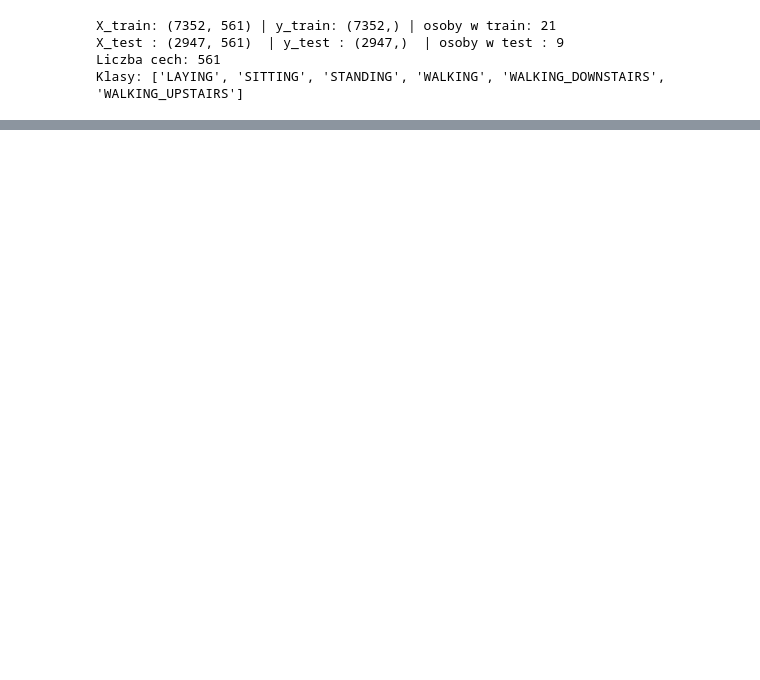
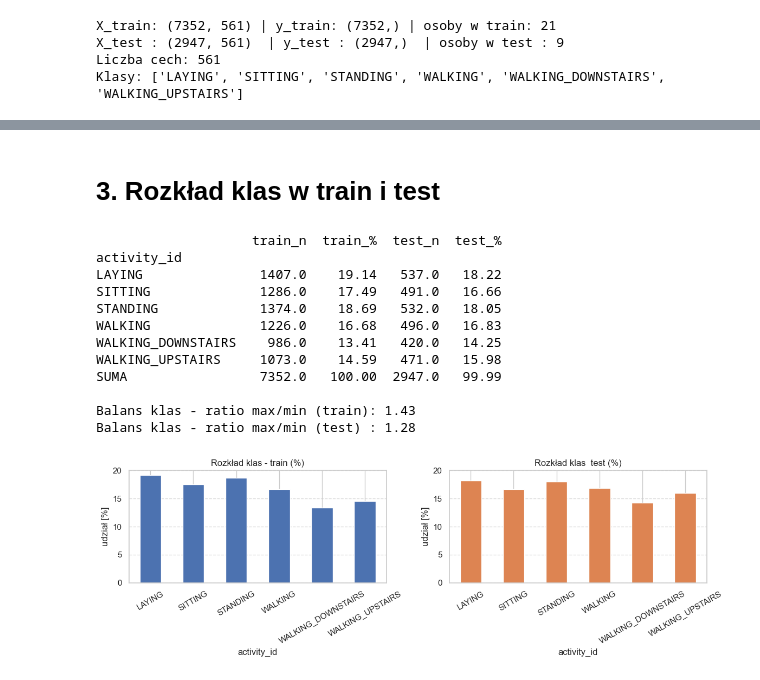
Before and after one commit to moonrnr/har-models-comparison, a Jupyter notebook: notebooks/01_data_exploration.ipynb, the cells around one changed output, grey strips where cells are left out. Saved outputs shown, nothing was run; the diff lists cells and outputs as text; code cells hidden in the pictures; blank space fills up the shorter version.

Commit message:
Add data set analysis (class distribution, variance, correlation)

```diff
--- a/notebooks/01_data_exploration.ipynb
+++ b/notebooks/01_data_exploration.ipynb
@@ -101,0 +145,69 @@ Część wspólna (powinna być pusta): set()
+# %% [markdown]
+# 3. Rozkład klas w train i test
+# %%
+from matplotlib import pyplot as plt
+import math
+
+
+def class_dist(y, name):
+    counts = y.value_counts().sort_index()
+    pct = (counts / counts.sum() * 100).round(2)
+    return pd.DataFrame({f"{name}_n": counts, f"{name}_%": pct})
+
+
+dist_train = class_dist(y_train, "train")
+dist_test = class_dist(y_test, "test")
+dist = dist_train.join(dist_test)
+dist.loc["SUMA"] = [
+    dist_train["train_n"].sum(),
+    dist_train["train_%"].sum(),
+    dist_test["test_n"].sum(),
+    dist_test["test_%"].sum(),
+]
+print(dist)
+
+imbalance_train = dist_train["train_%"].max() / dist_train["train_%"].min()
+imbalance_test = dist_test["test_%"].max() / dist_test["test_%"].min()
+print(f"\nBalans klas - ratio max/min (train): {imbalance_train:.2f}")
+print(f"Balans klas - ratio max/min (test) : {imbalance_test:.2f}")
+
+fig, axes = plt.subplots(1, 2, figsize=(12, 4))
+dist_train["train_%"].plot(kind="bar", ax=axes[0], color="#4C72B0")
+axes[0].set_title("Rozkład klas - train (%)")
+axes[0].set_ylabel("udział [%]")
+axes[0].tick_params(axis="x", rotation=30)
+
+dist_test["test_%"].plot(kind="bar", ax=axes[1], color="#DD8452")
+axes[1].set_title("Rozkład klas  test (%)")
+axes[1].set_ylabel("udział [%]")
+axes[1].tick_params(axis="x", rotation=30)
+
+max_y = float(max(dist_train["train_%"].max(), dist_test["test_%"].max()))
+
+max_y_rounded = math.ceil(max_y / 5) * 5
+
+for ax in axes:
+    ax.set_ylim(0, max_y_rounded)
+    ax.set_axisbelow(True)
+    ax.grid(axis="y", linestyle="--", alpha=0.7)
+
+plt.tight_layout()
+if FIGURES_DIR.exists():
+    fig.savefig(
+        FIGURES_DIR / "01_01_class_distribution.png", dpi=150, bbox_inches="tight"
+    )
+plt.show()
+# %% [output]
+                    train_n  train_%  test_n  test_%
+activity_id
+LAYING               1407.0    19.14   537.0   18.22
+SITTING              1286.0    17.49   491.0   16.66
+STANDING             1374.0    18.69   532.0   18.05
+WALKING              1226.0    16.68   496.0   16.83
+WALKING_DOWNSTAIRS    986.0    13.41   420.0   14.25
+WALKING_UPSTAIRS     1073.0    14.59   471.0   15.98
+SUMA                 7352.0   100.00  2947.0   99.99
+
+Balans klas - ratio max/min (train): 1.43
+Balans klas - ratio max/min (test) : 1.28
+[figure, added]
```
Also changed, not shown: parts of 15 cells of this notebook, 10 other files.
